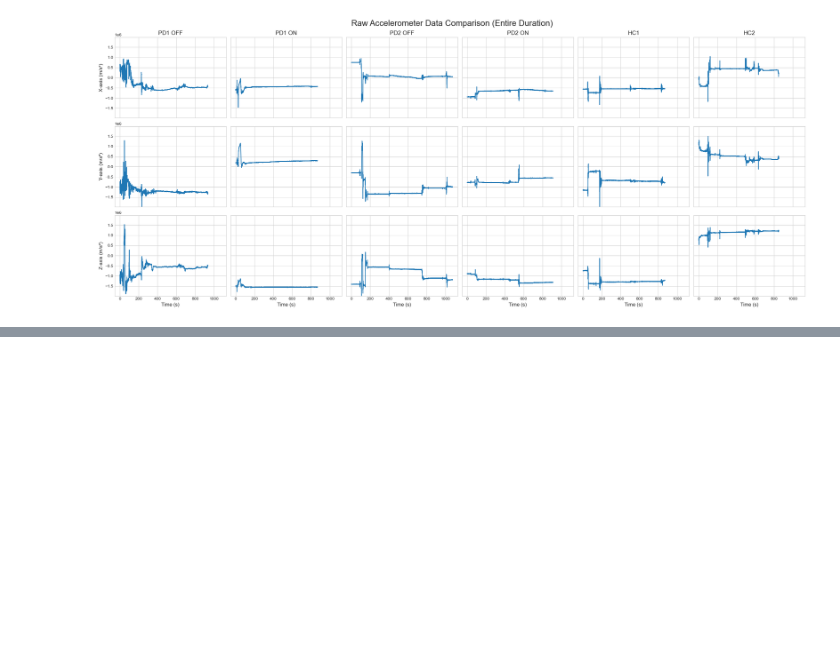
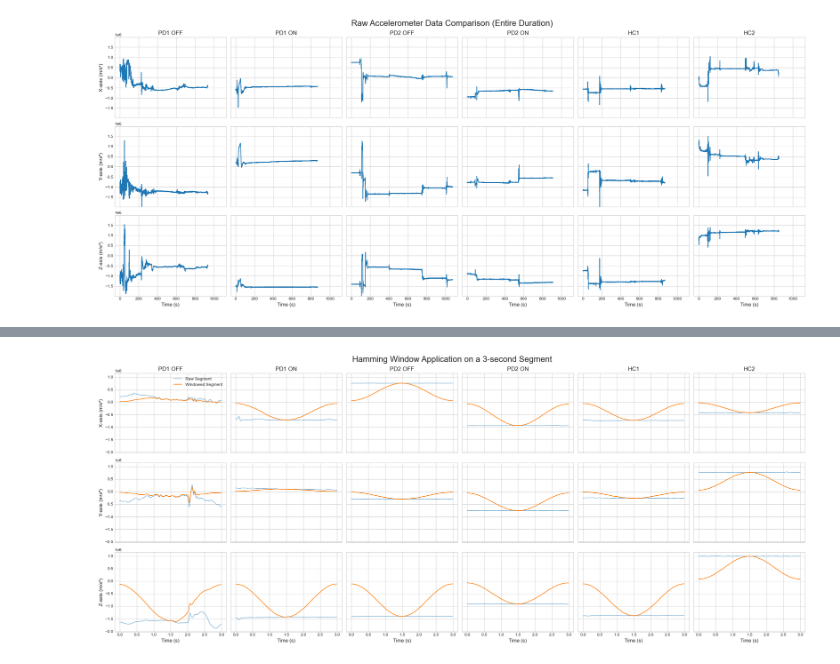
Before and after one commit to neurotechuoft/NeuronMove_2024-25, a Jupyter notebook: notebooks/accelerometer/acc_visualization.ipynb, the cells around one changed output, grey strips where cells are left out. Saved outputs shown, nothing was run; the diff lists cells and outputs as text; code cells hidden in the pictures; blank space fills up the shorter version.

```diff
--- a/notebooks/accelerometer/acc_visualization.ipynb
+++ b/notebooks/accelerometer/acc_visualization.ipynb
@@ -92,0 +156,41 @@ plt.show()
+# %%
+print(f"Shape of raw_data: {raw_data.shape}")
+print(f"First 10 values of raw_data: {raw_data[0, :10]}")
+
+segment_length_s = 3
+segment_start_s = 60
+segment_end_s = segment_start_s + segment_length_s
+fs = SAMPLING_FREQ
+
+fig, axs = plt.subplots(3, 6, sharex=True, sharey=True, figsize=(24, 10))
+fig.suptitle(f"Hamming Window Application on a 3-second Segment", fontsize=20)
+
+placeholder_file_path = pd_preprocessor_off_1.file_paths
+temp_preprocessor = AccelerometerPreprocessor(placeholder_file_path, sampling_freq=SAMPLING_FREQ)
+
+for col_idx, (raw_data, title) in enumerate(data_sets):
+    start_idx = int(segment_start_s * fs)
+    end_idx = int(segment_end_s * fs)
+
+    # We don't need the preprocessor to plot this, so we use the raw data directly.
+    segment_data = raw_data[:, start_idx:end_idx]
+    hamming_window = np.hamming(segment_data.shape[1])
+    windowed_segment = segment_data * hamming_window[np.newaxis, :]
+
+    timesteps = np.arange(segment_data.shape[1]) / fs
+
+    for row_idx, axis_label in enumerate(['X', 'Y', 'Z']):
+        axs[row_idx, col_idx].plot(timesteps, segment_data[row_idx], label='Raw Segment', alpha=0.5)
+        axs[row_idx, col_idx].plot(timesteps, windowed_segment[row_idx], label='Windowed Segment')
+        if row_idx == 0:
+            axs[row_idx, col_idx].set_title(title, fontsize=14)
+        if col_idx == 0:
+            axs[row_idx, col_idx].set_ylabel(f"{axis_label}-axis (m/s²)", fontsize=12)
+        if row_idx == 2:
+            axs[row_idx, col_idx].set_xlabel('Time (s)', fontsize=12)
+
+axs[0, 0].legend()
+plt.tight_layout()
+plt.show()
+# %% [output]
+[figure, added]
```
Also changed, not shown: parts of 1 cell of this notebook.
